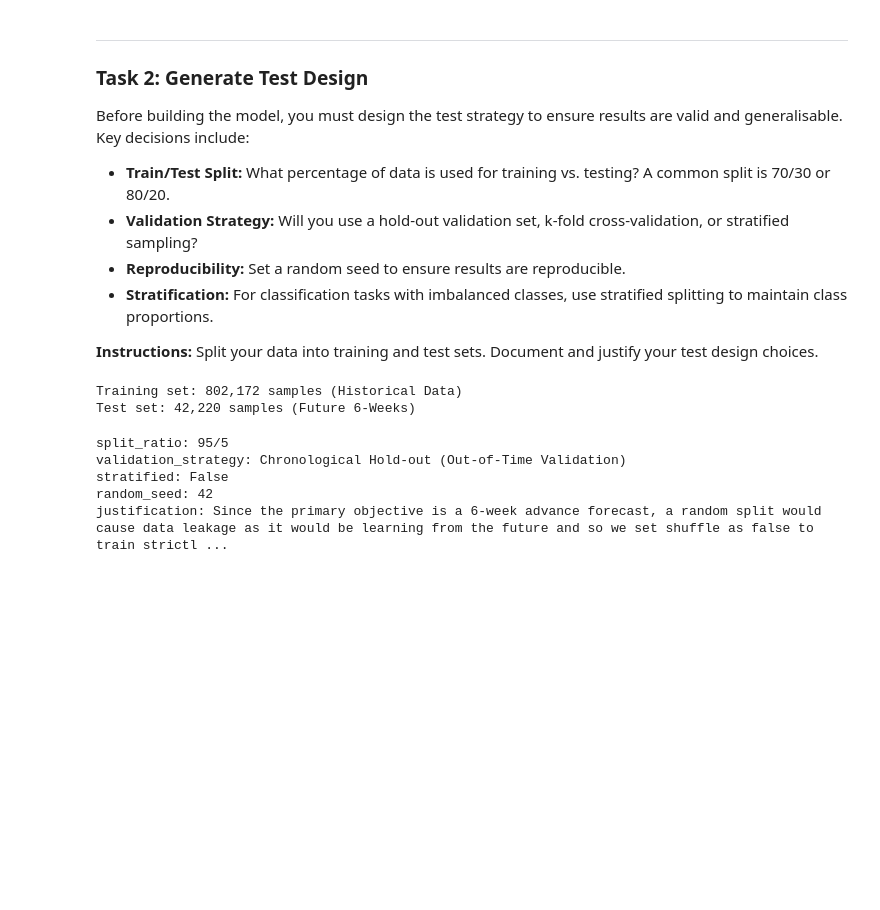
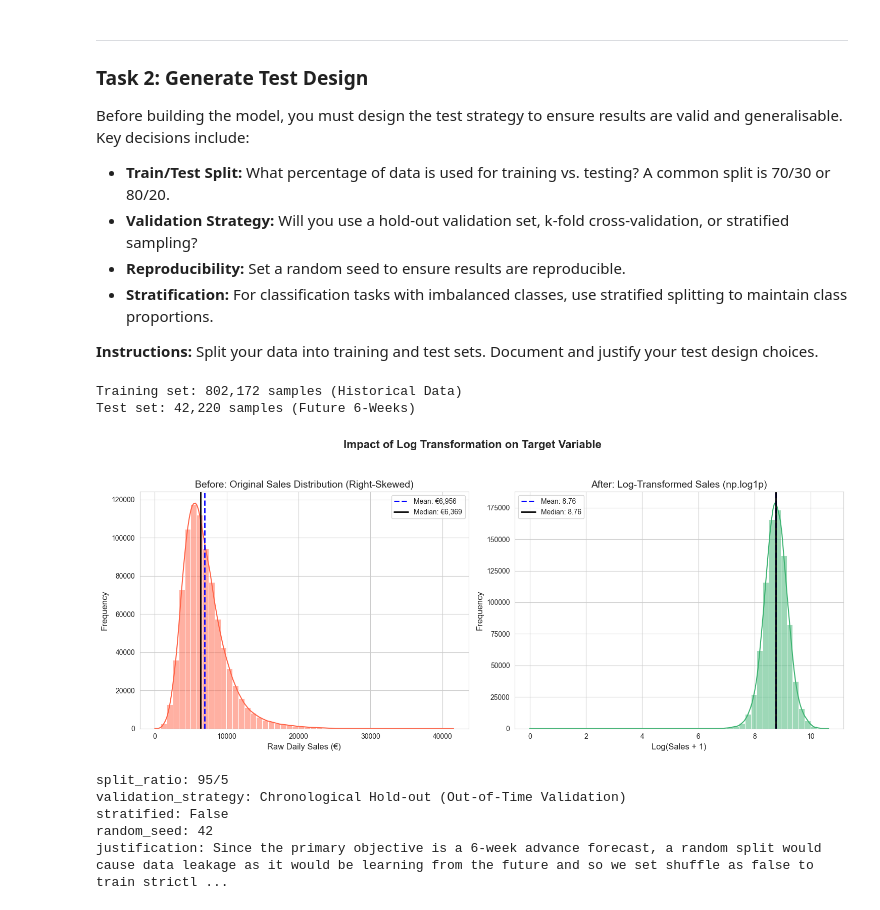
Before and after one commit to ali-albakri/KH5004CMD-Rossmann, a Jupyter notebook: notebooks/Phase_4_Modeling.ipynb, the cells around one changed output. Cells and saved outputs as stored; diff of their text form; code cells hidden in the pictures; blank space fills up the shorter version.

Commit message:
Added before log and after log transformation plot comparison to Phase 4

```diff
--- a/notebooks/Phase_4_Modeling.ipynb
+++ b/notebooks/Phase_4_Modeling.ipynb
@@ -137,6 +138,46 @@ print(f"Test set: {X_test.shape[0]:,} samples (Future 6-Weeks)")
 # %% [output]
 Training set: 802,172 samples (Historical Data)
 Test set: 42,220 samples (Future 6-Weeks)
+# %%
+sns.set_style("whitegrid")
+
+# create a figure with two subplots side-by-side
+fig, axes = plt.subplots(1, 2, figsize=(15, 6))
+
+# calculating statistics for mean and median
+raw_mean = df[TARGET_COL].mean()
+raw_median = df[TARGET_COL].median()
+
+log_mean = y.mean()
+log_median = y.median()
+
+# plot 1: before transformation
+sns.histplot(df[TARGET_COL], bins=50, kde=True, ax=axes[0], color='tomato')
+axes[0].set_title('Before: Original Sales Distribution (Right-Skewed)', fontsize=14)
+axes[0].set_xlabel('Raw Daily Sales (€)', fontsize=12)
+axes[0].set_ylabel('Frequency', fontsize=12)
+
+# Add Mean and Median lines to Plot 1
+axes[0].axvline(raw_mean, color='blue', linestyle='dashed', linewidth=2, label=f'Mean: €{raw_mean:,.0f}')
+axes[0].axvline(raw_median, color='black', linestyle='solid', linewidth=2, label=f'Median: €{raw_median:,.0f}')
+axes[0].legend()
+
+# plot 2: after log transformation
+sns.histplot(y, bins=50, kde=True, ax=axes[1], color='mediumseagreen')
+axes[1].set_title('After: Log-Transformed Sales (np.log1p)', fontsize=14)
+axes[1].set_xlabel('Log(Sales + 1)', fontsize=12)
+axes[1].set_ylabel('Frequency', fontsize=12)
+
+# add the mean and median lines to plot 2
+axes[1].axvline(log_mean, color='blue', linestyle='dashed', linewidth=2, label=f'Mean: {log_mean:.2f}')
+axes[1].axvline(log_median, color='black', linestyle='solid', linewidth=2, label=f'Median: {log_median:.2f}')
+axes[1].legend()
+
+plt.suptitle('Impact of Log Transformation on Target Variable', fontsize=16, fontweight='bold', y=1.05)
+plt.tight_layout()
+plt.show()
+# %% [output]
+[figure, added]
 # %%
 # Document and justify your test design
 test_design = {
```
Also changed, not shown: parts of 1 cell of this notebook.
